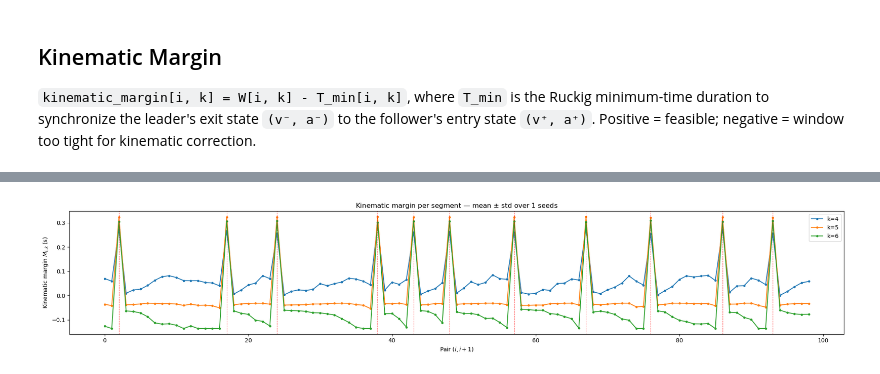
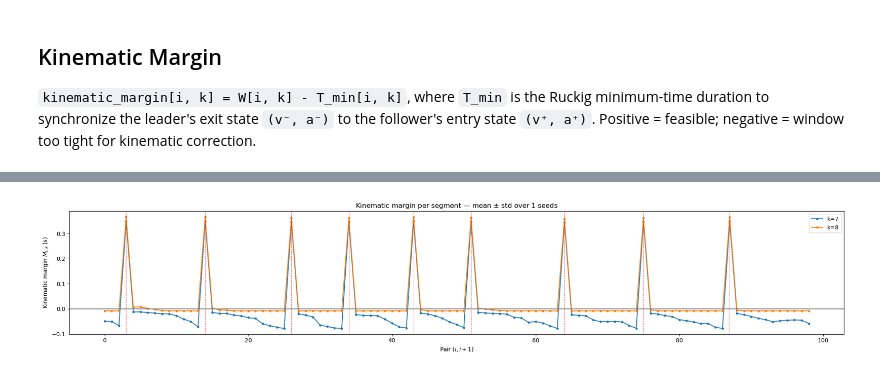
Before and after one commit to JvPost/Portfolio, a Jupyter notebook: ksb/notebooks/plot_segment_events.ipynb, the cells around one changed output, grey strips where cells are left out. Saved outputs shown, nothing was run; the diff lists cells and outputs as text; code cells hidden in the pictures.

```diff
--- a/ksb/notebooks/plot_segment_events.ipynb
+++ b/ksb/notebooks/plot_segment_events.ipynb
@@ -200,5 +198,5 @@ print(result.skip_indices + 1)
 # %%
-seeds = range(1)
+seeds = range(42,43 )
 margins = []
 
 for seed in seeds:
@@ -206,32 +204,33 @@ for seed in seeds:
     margins.append(result.segment_sync_response.kinematic_margin)
 
 margins = np.stack(margins)  # shape: (n_seeds, n_pairs, n_segments)
 n_segments = margins.shape[2]
 
 mean_M = margins.mean(axis=0)
 std_M = margins.std(axis=0)
 
 fig, ax = plt.subplots(figsize=(20, 4))
 
-for k in range(4, n_segments):
+for k in range(n_segments-2, n_segments):
 # for k in range(n_segments):
     ax.plot(mean_M[:, k], label=f'k={k}', marker='.')
     ax.fill_between(
         range(mean_M.shape[0]),
         mean_M[:, k] - std_M[:, k],
         mean_M[:, k] + std_M[:, k],
         alpha=0.2
     )
 
 # skip indices from last run as a representative example
 for skip in result.skip_indices:
     ax.axvline(x=skip, color='red', linestyle='--', linewidth=0.8, alpha=0.7)
 
+ax.axhline(y=0, color='gray')
 ax.set_xlabel("Pair $(i, i+1)$")
 ax.set_ylabel("Kinematic margin $M_{i,k}$ (s)")
 ax.set_title(f"Kinematic margin per segment — mean $\\pm$ std over {len(seeds)} seeds")
 ax.legend()
 plt.tight_layout()
 plt.show()
 # %% [output]
-[figure, old version]
+[figure, new version]
```
Also changed, not shown: parts of 7 cells of this notebook, 4 other files.
